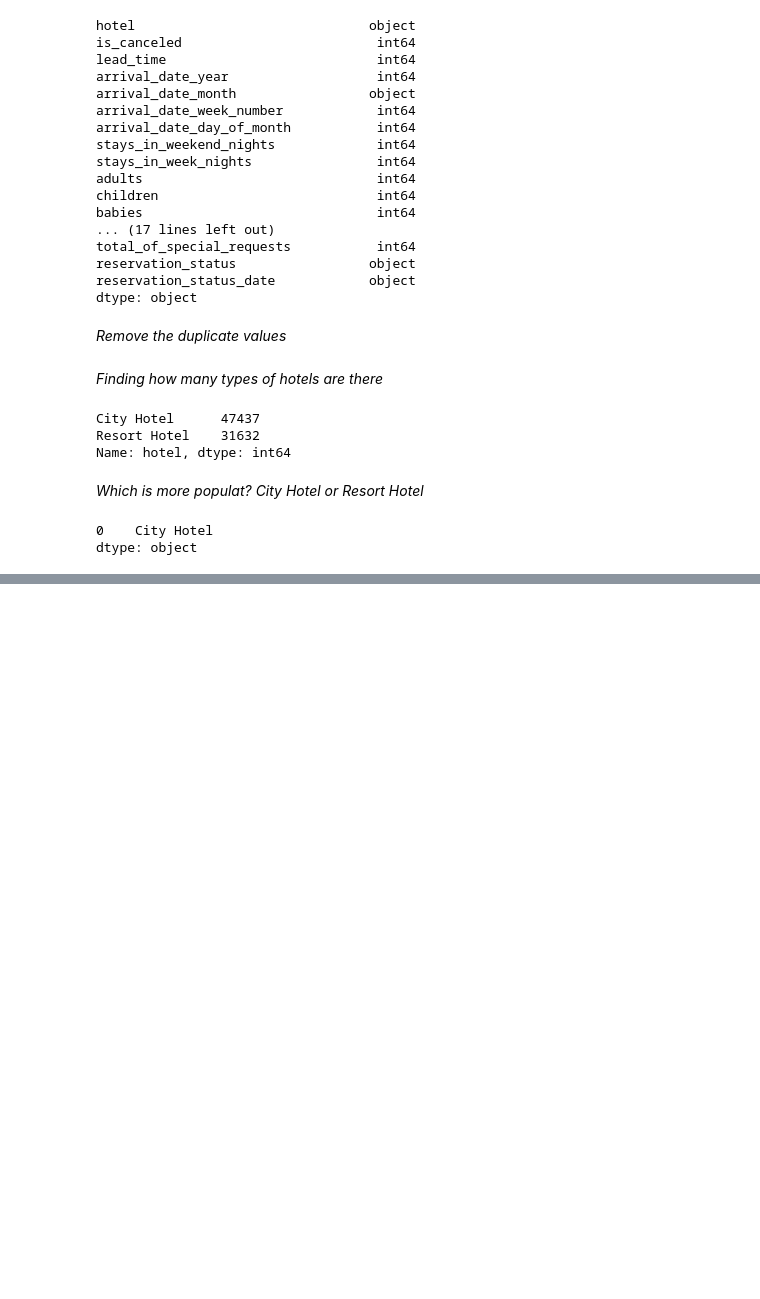
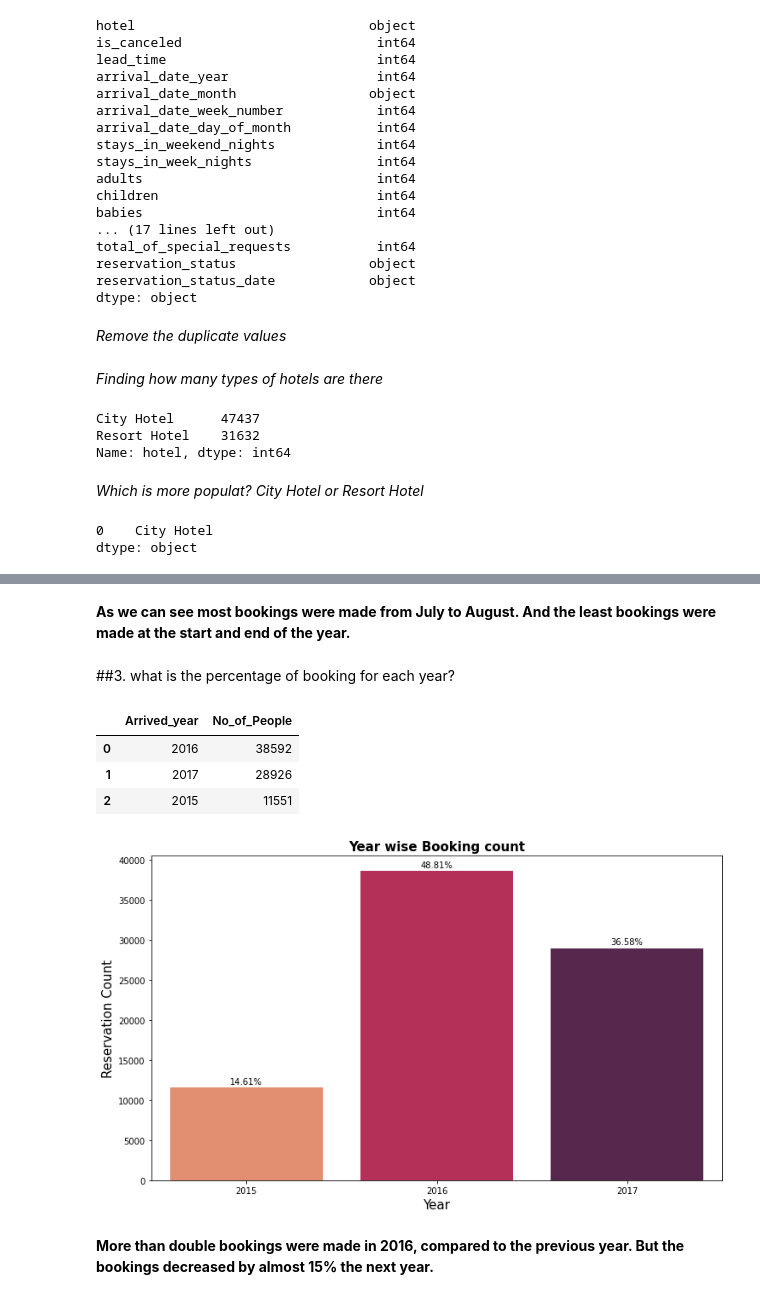
Before and after one commit to bindukovvada/Data-Science, a Jupyter notebook: Bindu_Hotel_Booking_Analysis_CapstoneProject.ipynb, the cells around one changed output, grey strips where cells are left out. Cells and saved outputs as stored; diff of their text form; code cells hidden in the pictures; blank space fills up the shorter version.

```diff
--- a/Bindu_Hotel_Booking_Analysis_CapstoneProject.ipynb
+++ b/Bindu_Hotel_Booking_Analysis_CapstoneProject.ipynb
@@ -176,0 +230,27 @@ dtype: object
+# %% [markdown]
+
+**As we can see most bookings were made from July to August. And the least bookings were made at the start and end of the year.**
+# %% [markdown]
+##3. what is the percentage of booking for each year?
+# %%
+No_of_Bookings = hotel_df['arrival_date_year'].value_counts().reset_index()
+No_of_Bookings.columns=['Arrived_year','No_of_People']
+No_of_Bookings
+# %% [output]
+|  | Arrived_year | No_of_People |
+| 0 | 2016 | 38592 |
+| 1 | 2017 | 28926 |
+| 2 | 2015 | 11551 |
+# %%
+fig, ax = plt.subplots(figsize = (12,7))
+sns.countplot(x=hotel_df['arrival_date_year'], palette = 'rocket_r')
+plt.title('Year wise Booking count', weight='bold',size = 15)
+plt.xlabel('Year',size = 15)
+plt.ylabel('Reservation Count',size = 15)
+for p in ax.patches:
+    height = p.get_height()
+    ax.text(p.get_x()+p.get_width()/2, height+500, '{:1.2f}''%'.format(height/hotel_df.shape[0]*100),ha = "center")
+# %% [output]
+[figure, added]
+# %% [markdown]
+**More than double bookings were made in 2016, compared to the previous year. But the bookings decreased by almost 15% the next year.**
```
Also changed, not shown: parts of 17 cells of this notebook.
